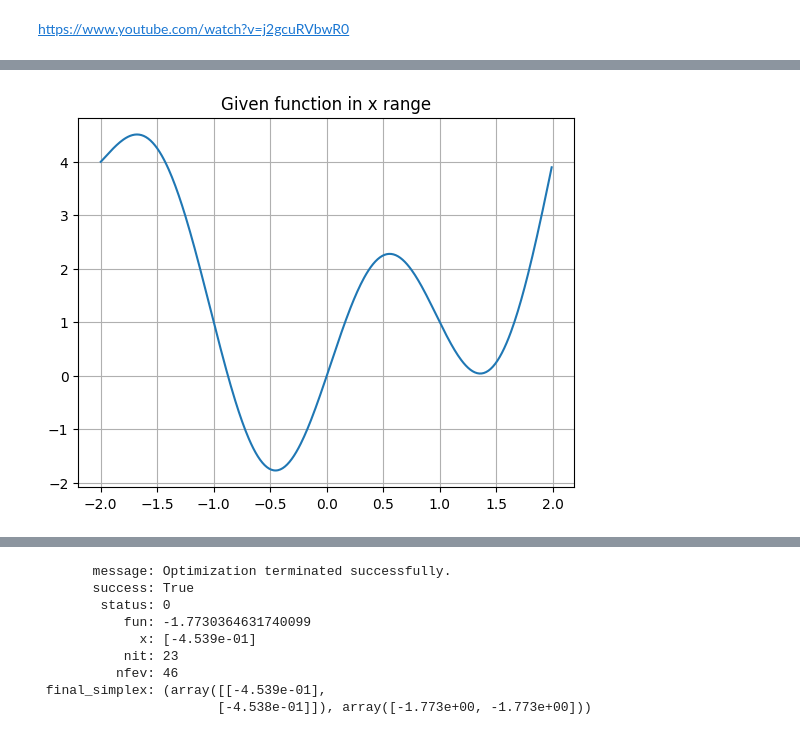
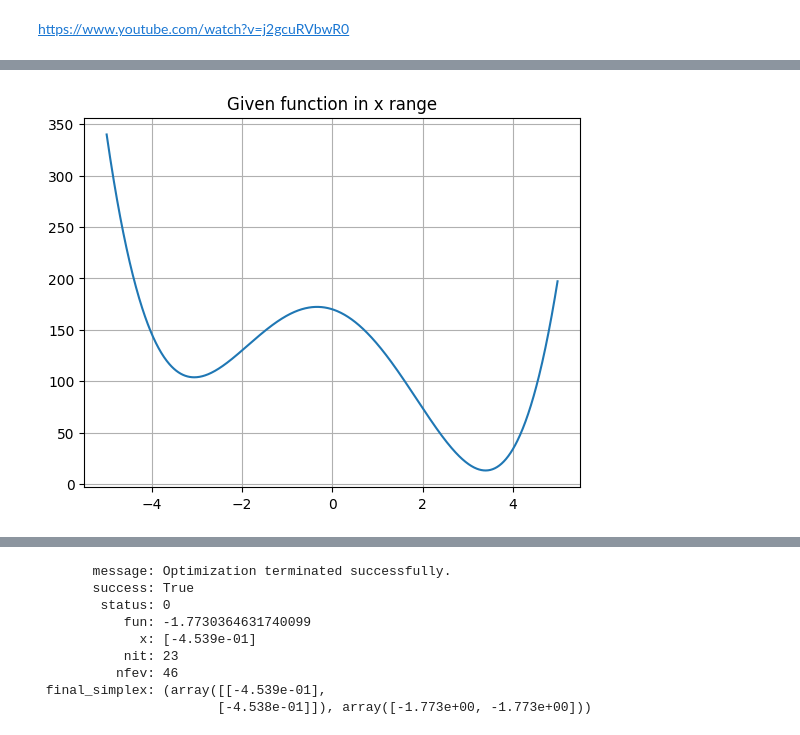
Before and after one commit to VlaKarlo/OM_LV, a Jupyter notebook: LV1_Vizualizacija_optimizacijskih_funkcija_metoda_izravne_pretrage.ipynb, the cells around one changed output, grey strips where cells are left out. Cells and saved outputs as stored; diff of their text form; code cells hidden in the pictures.

```diff
--- a/LV1_Vizualizacija_optimizacijskih_funkcija_metoda_izravne_pretrage.ipynb
+++ b/LV1_Vizualizacija_optimizacijskih_funkcija_metoda_izravne_pretrage.ipynb
@@ -442,0 +1299,12 @@ Vrijednost u minimumu: [-1.77303647]
+# %%
+import numpy as np
+
+def func(x):
+    return (x[0]*x[0] + x[1] - 11)**2 + (x[0] + x[1]*x[1] - 7)**2
+
+x0 = np.array([0.0, 0.0])  # Početna točka, npr. skalar ili vektor
+
+minimum, min_value = nelder_mead(func, x0)
+
+print("Minimum x:", minimum)
+print("Vrijednost u minimumu:", min_value)
@@ -442,0 +1380,12 @@ Vrijednost u minimumu: [-1.77303647]
+# %%
+import numpy as np
+
+def func(x):
+    return (x[0]*x[0] + x[1] - 11)**2 + (x[0] + x[1]*x[1] - 7)**2
+
+x0 = np.array([0.0, 0.0])  # Početna točka, npr. skalar ili vektor
+
+minimum, min_value = nelder_mead(func, x0)
+
+print("Minimum x:", minimum)
+print("Vrijednost u minimumu:", min_value)
@@ -442,0 +1461,12 @@ Vrijednost u minimumu: [-1.77303647]
+# %%
+import numpy as np
+
+def func(x):
+    return (x[0]*x[0] + x[1] - 11)**2 + (x[0] + x[1]*x[1] - 7)**2
+
+x0 = np.array([0.0, 0.0])  # Početna točka, npr. skalar ili vektor
+
+minimum, min_value = nelder_mead(func, x0)
+
+print("Minimum x:", minimum)
+print("Vrijednost u minimumu:", min_value)
@@ -443,16 +1512,16 @@ Vrijednost u minimumu: [-1.77303647]
 # %%
 def func(x):
-    x = x**2+2*np.sin(x*np.pi)
+    x = (x[0]*x[0] + x[1] - 11)**2 + (x[0] + x[1]*x[1] - 7)**2
     return x
 
 
 
-x = np.arange(-2, 2, 0.01)
-y = func(x)
+x = np.arange(-5, 5, 0.01)
+y = [func([x,0])for x in x]
 
 plt.title("Given function in x range")
 plt.plot(x, y)
 plt.grid()
 plt.show()
 # %% [output]
-[figure, old version]
+[figure, new version]
```
Also changed, not shown: parts of 46 cells of this notebook.
